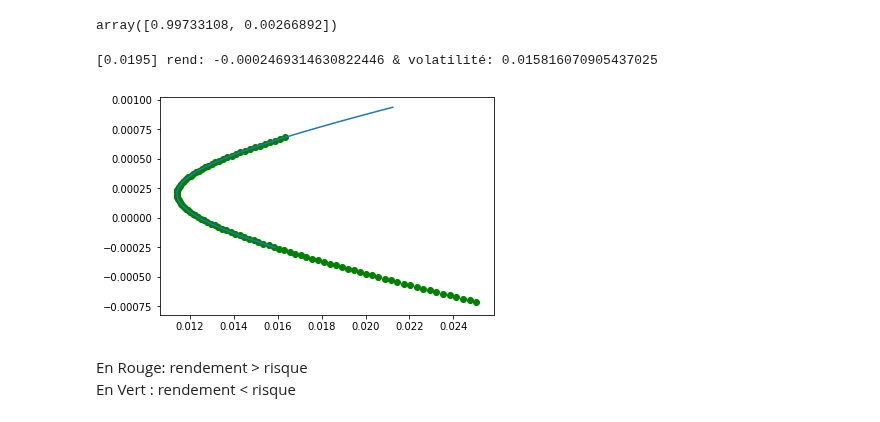
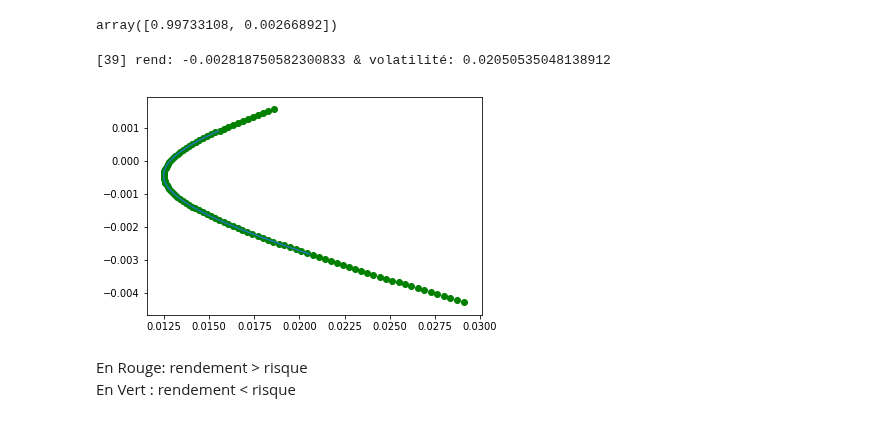
Before and after one commit to landEpita/Dolphin, a Jupyter notebook: Optimisation_Markowitz.ipynb, the cells around one changed output. Saved outputs shown, nothing was run; the diff lists cells and outputs as text; code cells hidden in the pictures.

```diff
--- a/Optimisation_Markowitz.ipynb
+++ b/Optimisation_Markowitz.ipynb
@@ -68,7 +68,8 @@ class RESTManager:
         df = pd.DataFrame(df)
         df['date'] = pd.to_datetime(df['date'])
         df = df.set_index('date')
-        l = ["ask" ,"asset" ,"bid" ,"close" ,"feed_source" ,"gross" ,"high" ,"low","nav" ,"open", "pl" ,"real_close_price" ,"return" ,"volume"]
+        #l = ["ask" ,"asset" ,"bid" ,"close" ,"feed_source" ,"gross" ,"high" ,"low","nav" ,"open", "pl" ,"real_close_price" ,"return" ,"volume"]
+        l = ["return"]
         for elt in l:
             df[elt] = df[elt].str.replace(',', '.').astype(float)
         return df
@@ -149,3 +150,15 @@ print(req.get_asset_id("1845"))
 req.get("ratio")
 # %% [output]
 '[{"id":11,"type":"Ratio","name":"Correlation","is_benchmark_needed":true,"is_percent":false},{"id":7,"type":"Ratio","name":"Exposition action","is_benchmark_needed":false,"is_percent":true},{"id":15, ...
+# %%
+dt_text = req.get(f"asset/1845/quote")
+dt = json.loads(dt_text)
+pd.DataFrame(dt)
+df = []
+for i in range(len(dt)):
+    tmp = {}
+    for key in dt[i]:
+        tmp[key] = dt[i][key]["value"]
+    df.append(tmp)
+df = pd.DataFrame(df)
+df
@@ -151,0 +184,12 @@ req.get("ratio")
+# %%
+dt_text = req.get(f"asset/2122/quote")
+dt = json.loads(dt_text)
+pd.DataFrame(dt)
+df = []
+for i in range(len(dt)):
+    tmp = {}
+    for key in dt[i]:
+        tmp[key] = dt[i][key]["value"]
+    df.append(tmp)
+df = pd.DataFrame(df)
+df
@@ -500,32 +563,32 @@ array([0.99733108, 0.00266892])
 variance, std, rend = sharpe(w, mat_return)
 print(f"[{i}] rend: {rend} & volatilité: {std}")
 # %% [output]
-[0.0195] rend: -0.0002469314630822446 & volatilité: 0.015816070905437025
+[39] rend: -0.002818750582300833 & volatilité: 0.02050535048138912
 # %%
 w_ = np.linspace(0, 1, num=100)
 W = np.array([w_, 1-w_]).T
 
 
 variance, std, rend = sharpe(W, mat_return)
 
 minimum = np.argmin(std)
 plt.plot(std,rend)
 
-target_ = np.linspace(0.002, 0.005, num=100)
+target_ = np.linspace(0.001, 0.005, num=100)
 best = ""
 
 for i in target_:
     w = E* i + F
     variance, std, rend = sharpe(w, mat_return)
     if std < rend:
         best = f"rend: {rend} & volatilité: {std}"
         plt.scatter(std, rend, c="red")
     else:
         plt.scatter(std, rend, c="green")
 
 print(best)
 # %% [output]
-[figure, old version]
+[figure, new version]
 # %% [markdown]
 En Rouge: rendement > risque
 En Vert : rendement < risque
```
Also changed, not shown: parts of 19 cells of this notebook.
